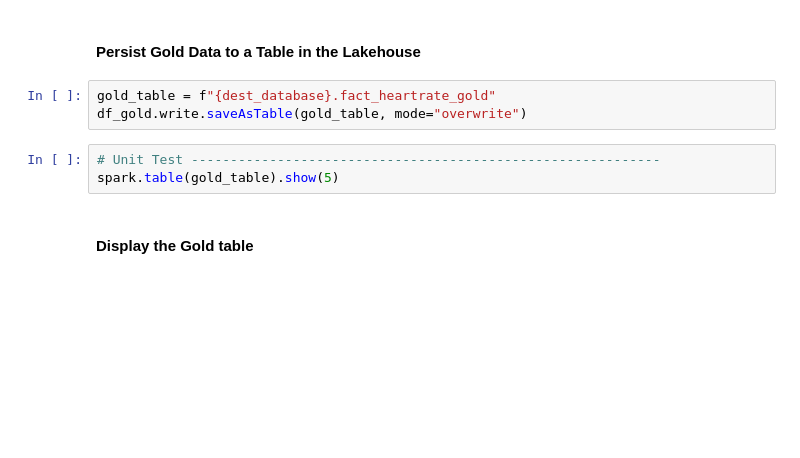
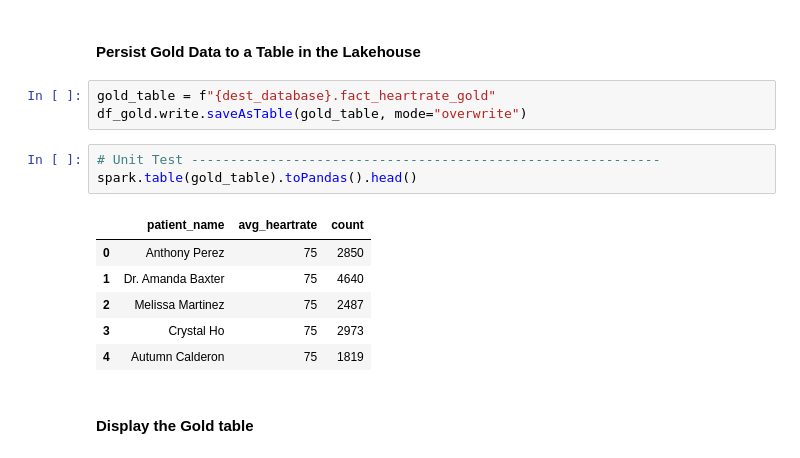
Before and after one commit to JTupitza-UVA/DS-2002, a Jupyter notebook: 04-PySpark/Demo-06-Medallion-Arch-Tables-PySpark-SQL-API.ipynb, the cells around one changed output. Saved outputs shown, nothing was run; the diff lists cells and outputs as text; blank space fills up the shorter version.

```diff
--- a/04-PySpark/Demo-06-Medallion-Arch-Tables-PySpark-SQL-API.ipynb
+++ b/04-PySpark/Demo-06-Medallion-Arch-Tables-PySpark-SQL-API.ipynb
@@ -202,7 +341,14 @@ gold_table = f"{dest_database}.fact_heartrate_gold"
 df_gold.write.saveAsTable(gold_table, mode="overwrite")
 # %%
 # Unit Test ------------------------------------------------------------
-spark.table(gold_table).show(5)
+spark.table(gold_table).toPandas().head()
+# %% [output]
+|  | patient_name | avg_heartrate | count |
+| 0 | Anthony Perez | 75 | 2850 |
+| 1 | Dr. Amanda Baxter | 75 | 4640 |
+| 2 | Melissa Martinez | 75 | 2487 |
+| 3 | Crystal Ho | 75 | 2973 |
+| 4 | Autumn Calderon | 75 | 1819 |
 # %% [markdown]
 #### Display the Gold table
 # %%
```
Also changed, not shown: parts of 19 cells of this notebook, 1 other file.
